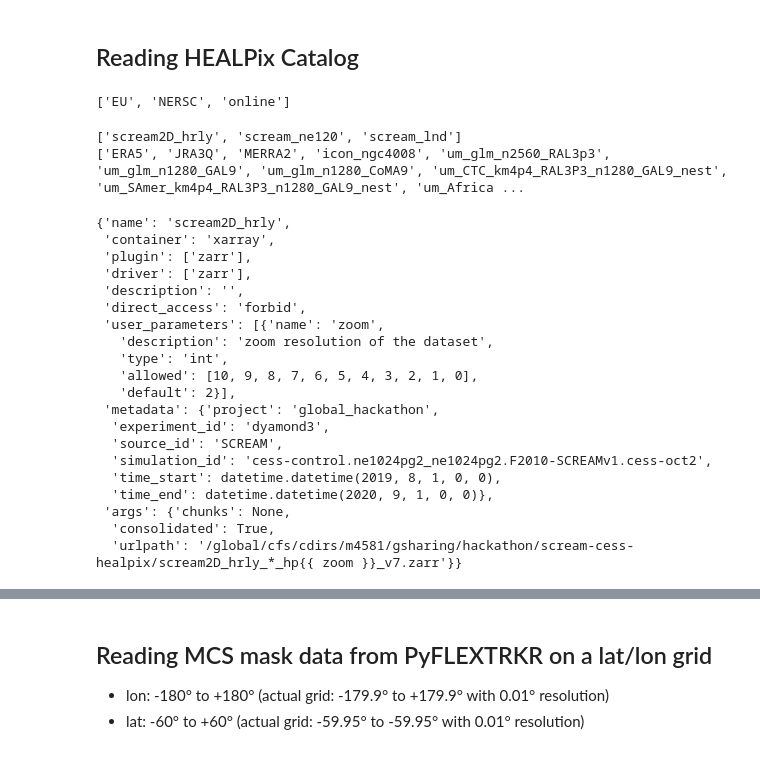
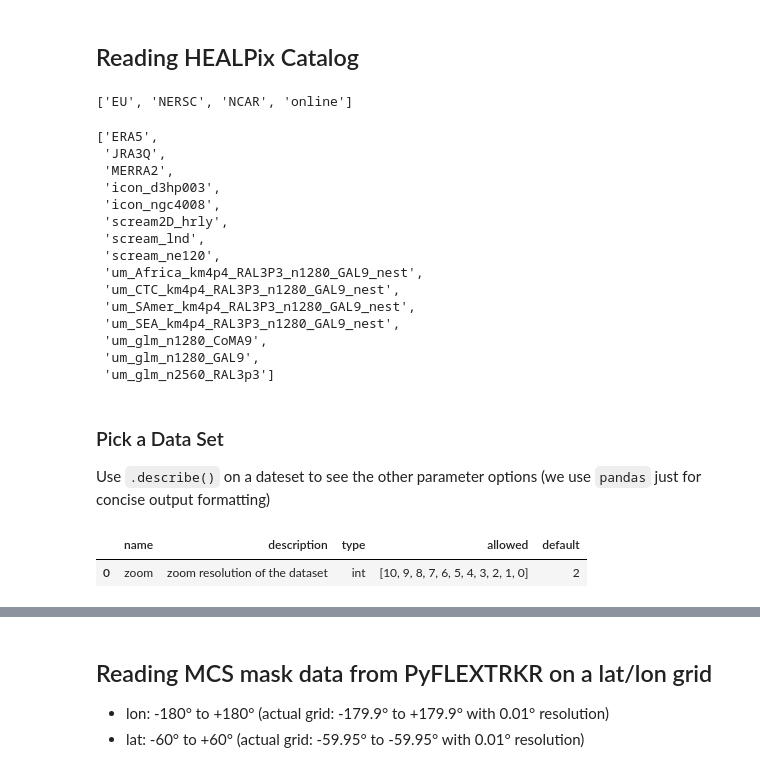
Before and after one commit to trackow/hk25-teams, a Jupyter notebook: hk25-MCS/remap_mcsmask_to_healpix_fullglobe.ipynb, the cells around one changed output, grey strips where cells are left out. Saved outputs shown, nothing was run; the diff lists cells and outputs as text; code cells hidden in the pictures.

```diff
--- a/hk25-MCS/remap_mcsmask_to_healpix_fullglobe.ipynb
+++ b/hk25-MCS/remap_mcsmask_to_healpix_fullglobe.ipynb
@@ -25,47 +18,43 @@ xr.__version__
 # %% [markdown]
 ## Reading HEALPix Catalog
-# %%
-# Final location (once updated)
-catfn='https://digital-earths-global-hackathon.github.io/catalog/catalog.yaml'
-# Interim Repo location
-catfn='https://raw.githubusercontent.com/digital-earths-global-hackathon/catalog/refs/heads/scream-final2/catalog.yaml'
-
-scream_cat = intake.open_catalog(catfn)
-
-print (list (scream_cat))
-# %% [output]
-['EU', 'NERSC', 'online']
-# %%
-# List different 'types' of data
-print (list (scream_cat.NERSC))
-print (list (scream_cat.online))
-# %% [output]
-['scream2D_hrly', 'scream_ne120', 'scream_lnd']
-['ERA5', 'JRA3Q', 'MERRA2', 'icon_ngc4008', 'um_glm_n2560_RAL3p3', 'um_glm_n1280_GAL9', 'um_glm_n1280_CoMA9', 'um_CTC_km4p4_RAL3P3_n1280_GAL9_nest', 'um_SAmer_km4p4_RAL3P3_n1280_GAL9_nest', 'um_Africa ...
+# %%
+# List available catalogs
+catalog_file = "https://digital-earths-global-hackathon.github.io/catalog/catalog.yaml"
+
+list(intake.open_catalog(catalog_file))
+# %% [output]
+['EU', 'NERSC', 'NCAR', 'online']
+# %%
+# Select a catalog for your location
+current_location = "NERSC"
+cat = intake.open_catalog(catalog_file)[current_location]
+list(cat)
+# %% [output]
+['ERA5',
+ 'JRA3Q',
+ 'MERRA2',
+ 'icon_d3hp003',
+ 'icon_ngc4008',
+ 'scream2D_hrly',
+ 'scream_lnd',
+ 'scream_ne120',
+ 'um_Africa_km4p4_RAL3P3_n1280_GAL9_nest',
+ 'um_CTC_km4p4_RAL3P3_n1280_GAL9_nest',
+ 'um_SAmer_km4p4_RAL3P3_n1280_GAL9_nest',
+ 'um_SEA_km4p4_RAL3P3_n1280_GAL9_nest',
+ 'um_glm_n1280_CoMA9',
+ 'um_glm_n1280_GAL9',
+ 'um_glm_n2560_RAL3p3']
+# %% [markdown]
+### Pick a Data Set
+Use `.describe()` on a dateset to see the other parameter options (we use `pandas` just for concise output formatting)
 # %%
-# Show meta data for a specific dataset
-scream_cat['NERSC']['scream2D_hrly'].describe()
+import pandas as pd
+
+pd.DataFrame(cat["scream2D_hrly"].describe()["user_parameters"])
 # %% [output]
-{'name': 'scream2D_hrly',
- 'container': 'xarray',
- 'plugin': ['zarr'],
- 'driver': ['zarr'],
- 'description': '',
- 'direct_access': 'forbid',
- 'user_parameters': [{'name': 'zoom',
-   'description': 'zoom resolution of the dataset',
-   'type': 'int',
-   'allowed': [10, 9, 8, 7, 6, 5, 4, 3, 2, 1, 0],
-   'default': 2}],
- 'metadata': {'project': 'global_hackathon',
-  'experiment_id': 'dyamond3',
-  'source_id': 'SCREAM',
-  'simulation_id': 'cess-control.ne1024pg2_ne1024pg2.F2010-SCREAMv1.cess-oct2',
-  'time_start': datetime.datetime(2019, 8, 1, 0, 0),
-  'time_end': datetime.datetime(2020, 9, 1, 0, 0)},
- 'args': {'chunks': None,
-  'consolidated': True,
-  'urlpath': '/global/cfs/cdirs/m4581/gsharing/hackathon/scream-cess-healpix/scream2D_hrly_*_hp{{ zoom }}_v7.zarr'}}
+|  | name | description | type | allowed | default |
+| 0 | zoom | zoom resolution of the dataset | int | [10, 9, 8, 7, 6, 5, 4, 3, 2, 1, 0] | 2 |
 # %%
 %%time
 # Get OLR/precip data from catalog
```
Also changed, not shown: parts of 19 cells of this notebook.
